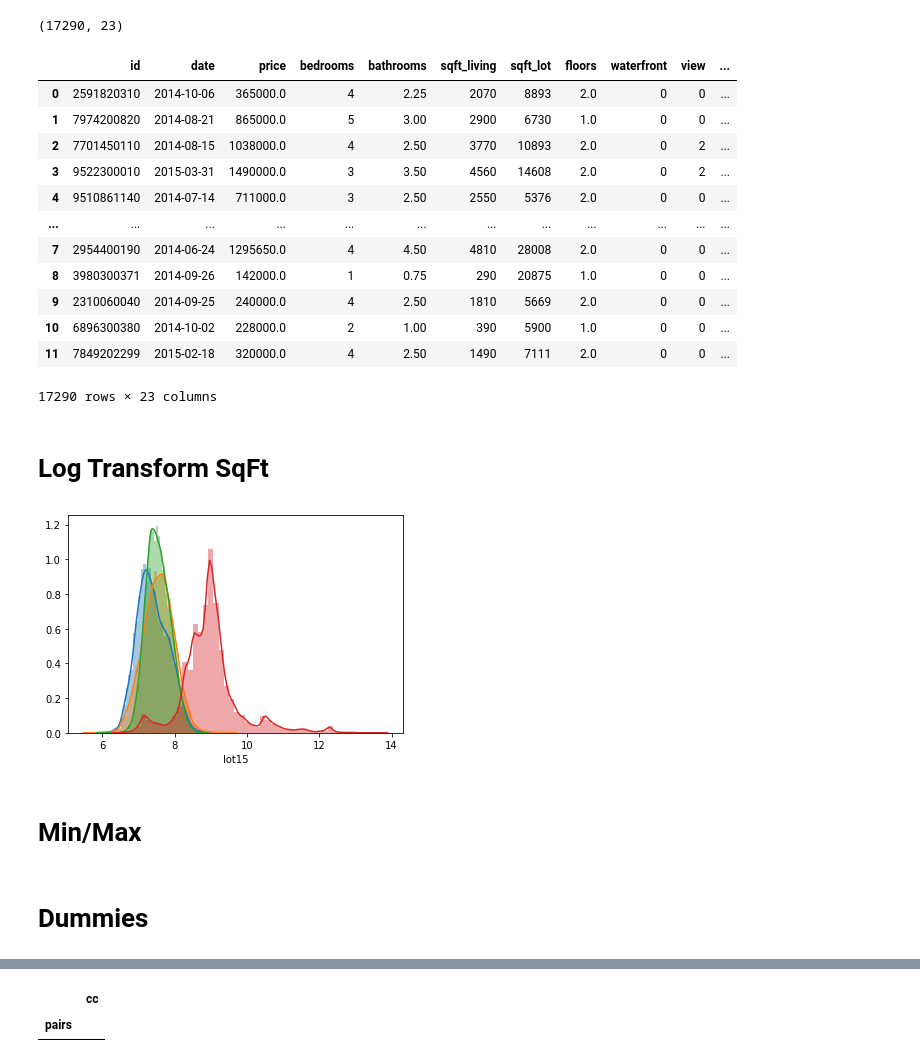
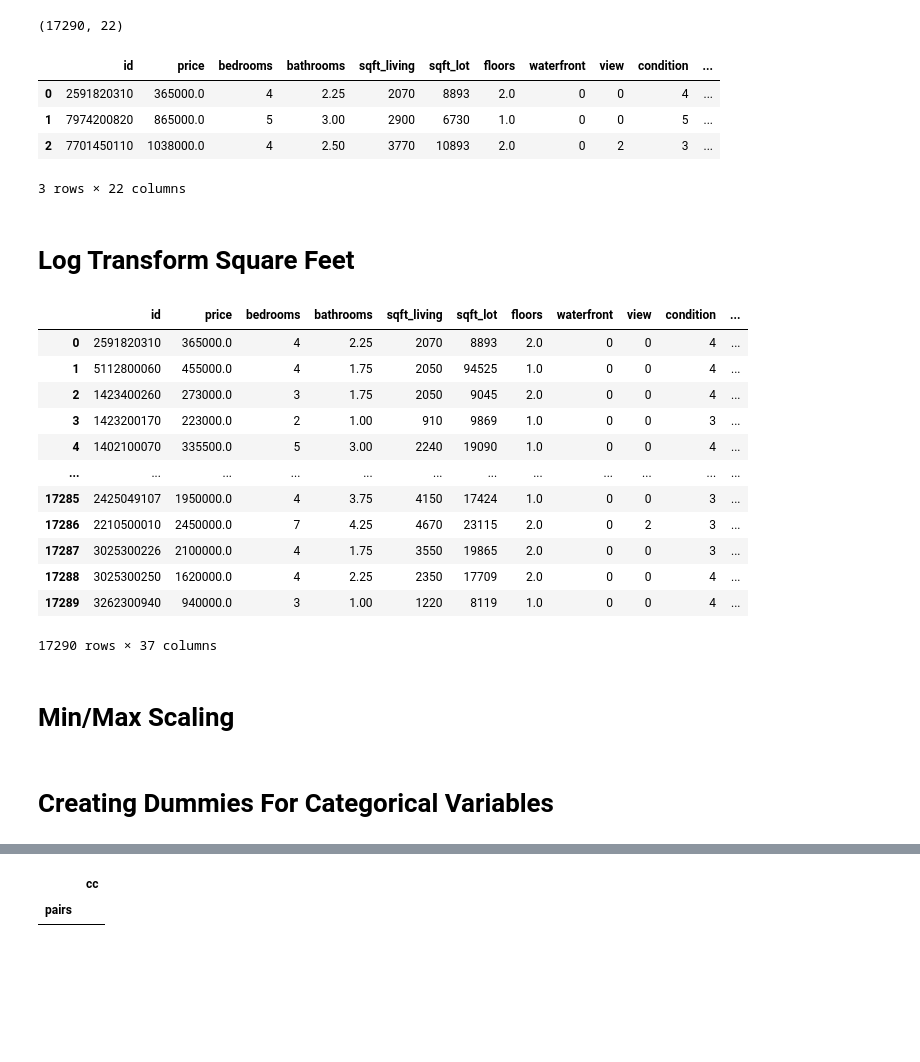
Before and after one commit to brenfrrs/kings_county_housing, a Jupyter notebook: EDA/final_draft.ipynb, the cells around one changed output, grey strips where cells are left out. Cells and saved outputs as stored; diff of their text form; code cells hidden in the pictures; blank space fills up the shorter version.

```diff
--- a/EDA/final_draft.ipynb
+++ b/EDA/final_draft.ipynb
@@ -12,31 +16,24 @@ warnings.filterwarnings('ignore')
 # %%
 # importing main data
 training_data = pd.read_csv('/Users/brendanferris/Desktop/kings_county_housing/kc_house_data_train.csv')
 missing_vals = pd.read_csv('bedroomsfilled.csv')
 holdout_data = pd.read_csv('/Users/brendanferris/Desktop/kings_county_housing/kc_house_data_train.csv')
 
 # import additional zipcode data
-zipcode_data = pd.read_excel('/Users/brendanferris/Desktop/kings_county_housing/EDA/extradata.xlsx')
+zipcode_data = pd.read_excel('/Users/brendanferris/Desktop/kings_county_housing/EDA/extradata.xlsx', index_col='zipcode')
 clean_data(training_data)
 clean_data(missing_vals)
+
+#replaced missing values with correct info from zillow.
 training_data = no_bedrooms(training_data, missing_vals)
-training_data
 
 
 #replace 33 bedrooms with correct value
-training_data.set_value(8597, 'bedrooms', 3)
+training_data.set_value(8597, 'bedrooms', 3).head(3)
 # %% [output]
-(17290, 23)
+(17290, 22)
-|  | id | date | price | bedrooms | bathrooms | sqft_living | sqft_lot | floors | waterfront | view | ... |
-| 0 | 2591820310 | 2014-10-06 | 365000.0 | 4 | 2.25 | 2070 | 8893 | 2.0 | 0 | 0 | ... |
-| 1 | 7974200820 | 2014-08-21 | 865000.0 | 5 | 3.00 | 2900 | 6730 | 1.0 | 0 | 0 | ... |
-| 2 | 7701450110 | 2014-08-15 | 1038000.0 | 4 | 2.50 | 3770 | 10893 | 2.0 | 0 | 2 | ... |
-| 3 | 9522300010 | 2015-03-31 | 1490000.0 | 3 | 3.50 | 4560 | 14608 | 2.0 | 0 | 2 | ... |
-| 4 | 9510861140 | 2014-07-14 | 711000.0 | 3 | 2.50 | 2550 | 5376 | 2.0 | 0 | 0 | ... |
-| ... | ... | ... | ... | ... | ... | ... | ... | ... | ... | ... | ... |
-| 7 | 2954400190 | 2014-06-24 | 1295650.0 | 4 | 4.50 | 4810 | 28008 | 2.0 | 0 | 0 | ... |
-| 8 | 3980300371 | 2014-09-26 | 142000.0 | 1 | 0.75 | 290 | 20875 | 1.0 | 0 | 0 | ... |
-| 9 | 2310060040 | 2014-09-25 | 240000.0 | 4 | 2.50 | 1810 | 5669 | 2.0 | 0 | 0 | ... |
-| 10 | 6896300380 | 2014-10-02 | 228000.0 | 2 | 1.00 | 390 | 5900 | 1.0 | 0 | 0 | ... |
-| 11 | 7849202299 | 2015-02-18 | 320000.0 | 4 | 2.50 | 1490 | 7111 | 2.0 | 0 | 0 | ... |
+|  | id | price | bedrooms | bathrooms | sqft_living | sqft_lot | floors | waterfront | view | condition | ... |
+| 0 | 2591820310 | 365000.0 | 4 | 2.25 | 2070 | 8893 | 2.0 | 0 | 0 | 4 | ... |
+| 1 | 7974200820 | 865000.0 | 5 | 3.00 | 2900 | 6730 | 1.0 | 0 | 0 | 5 | ... |
+| 2 | 7701450110 | 1038000.0 | 4 | 2.50 | 3770 | 10893 | 2.0 | 0 | 2 | 3 | ... |
-17290 rows × 23 columns
+3 rows × 22 columns
@@ -50,19 +43,33 @@ training_data.drop(columns='date', inplace=True)
 # %% [markdown]
-# Log Transform SqFt
+# Log Transform Square Feet
+# %%
+training_data
+# %% [output]
+|  | id | price | bedrooms | bathrooms | sqft_living | sqft_lot | floors | waterfront | view | condition | ... |
+| 0 | 2591820310 | 365000.0 | 4 | 2.25 | 2070 | 8893 | 2.0 | 0 | 0 | 4 | ... |
+| 1 | 5112800060 | 455000.0 | 4 | 1.75 | 2050 | 94525 | 1.0 | 0 | 0 | 4 | ... |
+| 2 | 1423400260 | 273000.0 | 3 | 1.75 | 2050 | 9045 | 2.0 | 0 | 0 | 4 | ... |
+| 3 | 1423200170 | 223000.0 | 2 | 1.00 | 910 | 9869 | 1.0 | 0 | 0 | 3 | ... |
+| 4 | 1402100070 | 335500.0 | 5 | 3.00 | 2240 | 19090 | 1.0 | 0 | 0 | 4 | ... |
+| ... | ... | ... | ... | ... | ... | ... | ... | ... | ... | ... | ... |
+| 17285 | 2425049107 | 1950000.0 | 4 | 3.75 | 4150 | 17424 | 1.0 | 0 | 0 | 3 | ... |
+| 17286 | 2210500010 | 2450000.0 | 7 | 4.25 | 4670 | 23115 | 2.0 | 0 | 2 | 3 | ... |
+| 17287 | 3025300226 | 2100000.0 | 4 | 1.75 | 3550 | 19865 | 2.0 | 0 | 0 | 3 | ... |
+| 17288 | 3025300250 | 1620000.0 | 4 | 2.25 | 2350 | 17709 | 2.0 | 0 | 0 | 4 | ... |
+| 17289 | 3262300940 | 940000.0 | 3 | 1.00 | 1220 | 8119 | 1.0 | 0 | 0 | 4 | ... |
+17290 rows × 37 columns
 # %%
-data_log = pd.DataFrame([])
-data_log['above'] = np.log(training_data['sqft_above'])
-data_log['living15'] = np.log(training_data['sqft_living15'])
-data_log['lot15'] = np.log(training_data['sqft_lot15'])
-data_log['living'] = np.log(training_data['sqft_living'])
-sns.distplot(data_log['above']);
-sns.distplot(data_log['living']);
-sns.distplot(data_log['living15']);
-sns.distplot(data_log['lot15']);
+# data_log = pd.DataFrame([])
+# training_data['sqft_above'] = np.log(training_data['sqft_above'])
+# training_data['sqft_living15'] = np.log(training_data['sqft_living15'])
+# training_data['sqft_lot15'] = np.log(training_data['sqft_lot15'])
+# training_data['sqft_living'] = np.log(training_data['sqft_living'])
+# sns.distplot(training_data['sqft_above']);
+# sns.distplot(training_data['sqft_living15']);
+# sns.distplot(training_data['sqft_lot15']);
+# sns.distplot(training_data['sqft_living']);
-# %% [output]
-[figure, removed]
 # %% [markdown]
-# Min/Max
+# Min/Max Scaling
 # %%
 from sklearn.preprocessing import MinMaxScaler
 
@@ -81,4 +88,4 @@ scaled_feat = ['pop_density',
 
 training_data[scaled_feat] = scaler.fit_transform(training_data[scaled_feat])
 # %% [markdown]
-# Dummies
+# Creating Dummies For Categorical Variables
```
Also changed, not shown: parts of 19 cells of this notebook.
